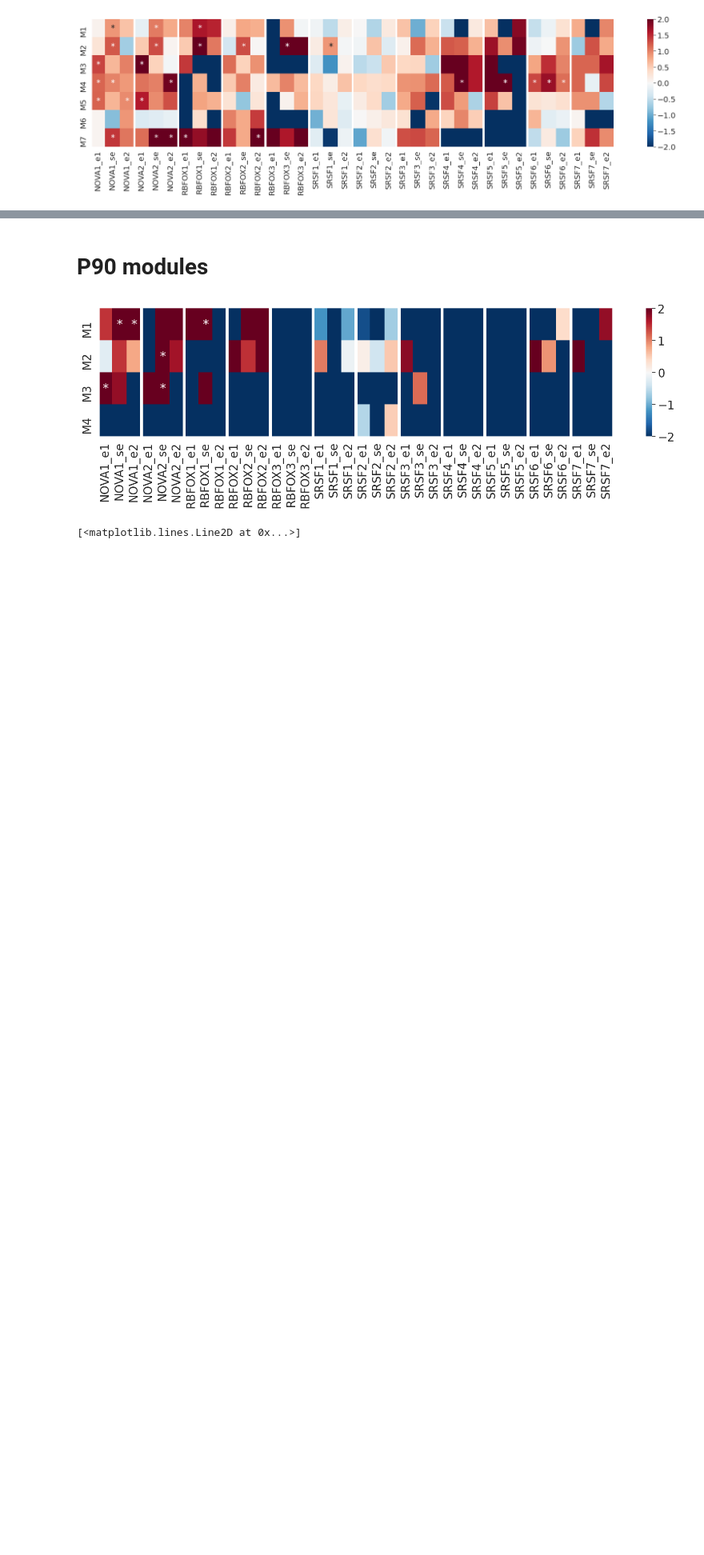
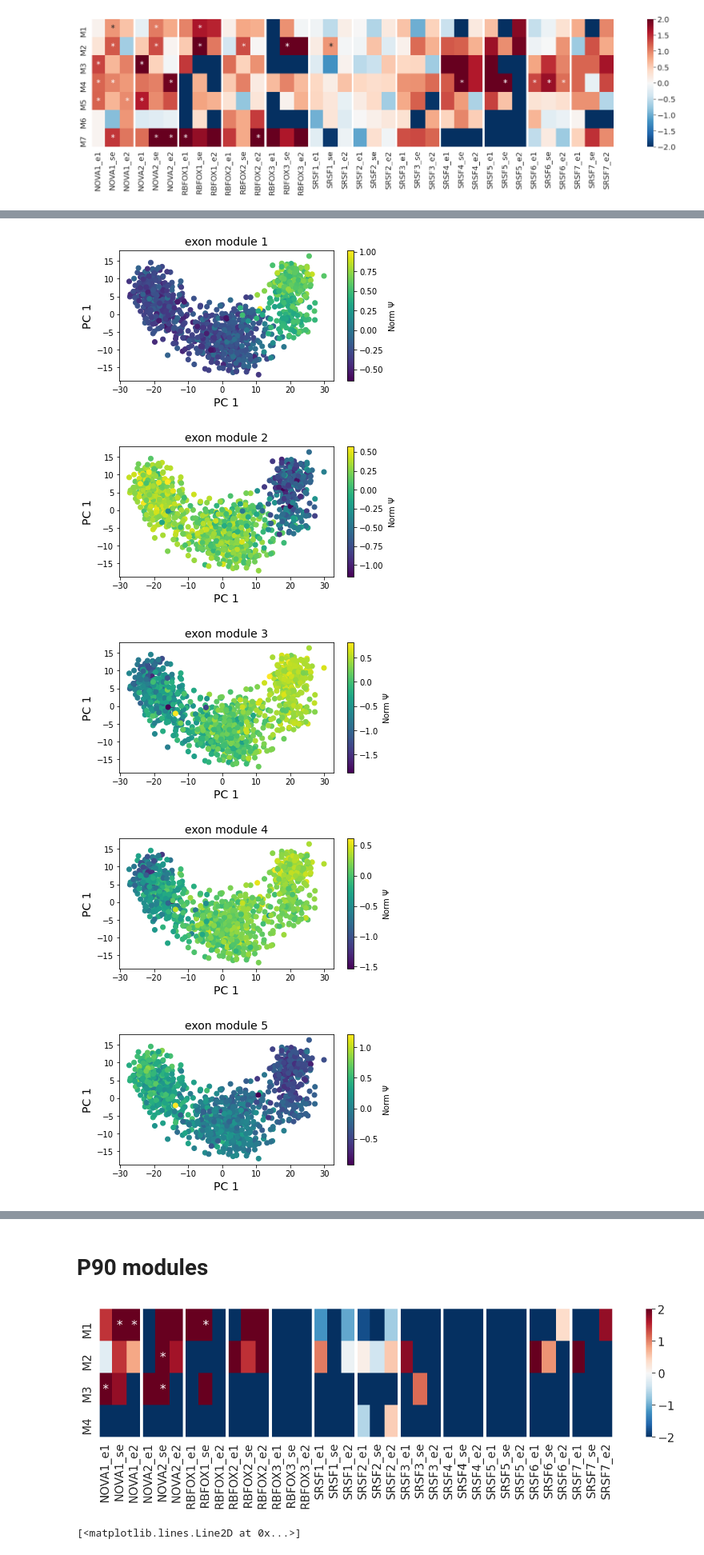
Before and after one commit to lareaulab/analysis_psix, a Jupyter notebook: mouse_brain_development/mouse_brain_regulation.ipynb, the cells around one changed output, grey strips where cells are left out. Shown at 80% size. Cells and saved outputs as stored; diff of their text form; code cells hidden in the pictures; blank space fills up the shorter version.

```diff
--- a/mouse_brain_development/mouse_brain_regulation.ipynb
+++ b/mouse_brain_development/mouse_brain_regulation.ipynb
@@ -332,0 +378,19 @@ plt.show()
+# %%
+for mod in range(1, 8):
+    plt.figure(figsize=(6, 3))
+    sc = plt.scatter(latent.PC_1, latent.PC_2,
+    c=np.nanmean(zscore(psi.loc[modules_exons.index[modules_exons == mod]], axis=1,
+                                             nan_policy='omit'), axis=0),
+           cmap='viridis')
+    plt.xlabel('PC 1', fontsize=14)
+    plt.ylabel('PC 1', fontsize=14)
+    plt.title('exon module ' + str(mod), fontsize=14)
+    plt.colorbar(sc, label='Norm $\Psi$')
+    plt.savefig('plots/psi_module_' + str(mod) + '.pdf', bbox_inches='tight')
+    plt.show()
+# %% [output]
+[figure, added]
+[figure, added]
+[figure, added]
+[figure, added]
+[figure, added]
```
Also changed, not shown: parts of 22 cells of this notebook, 25 other files.
